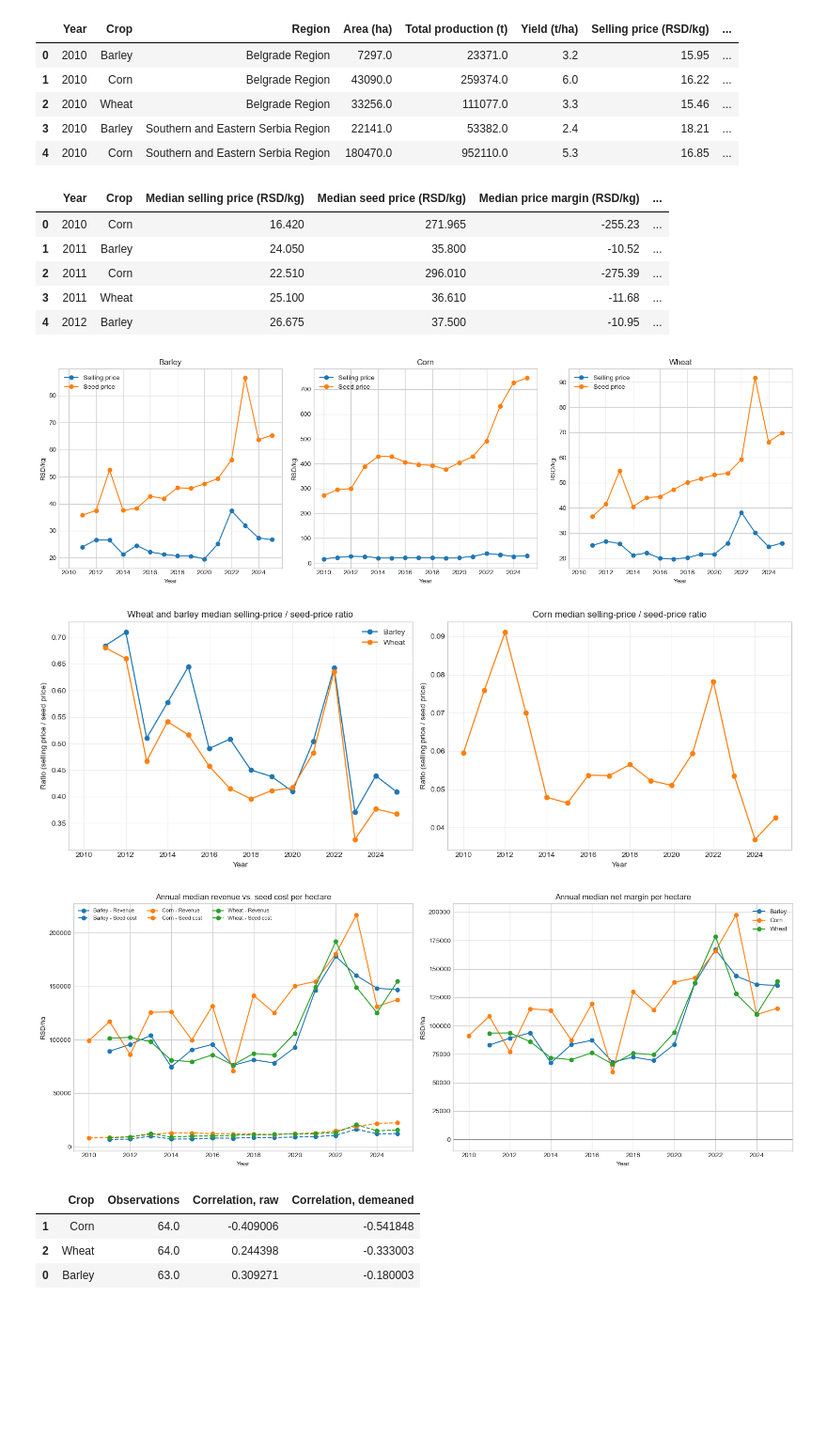
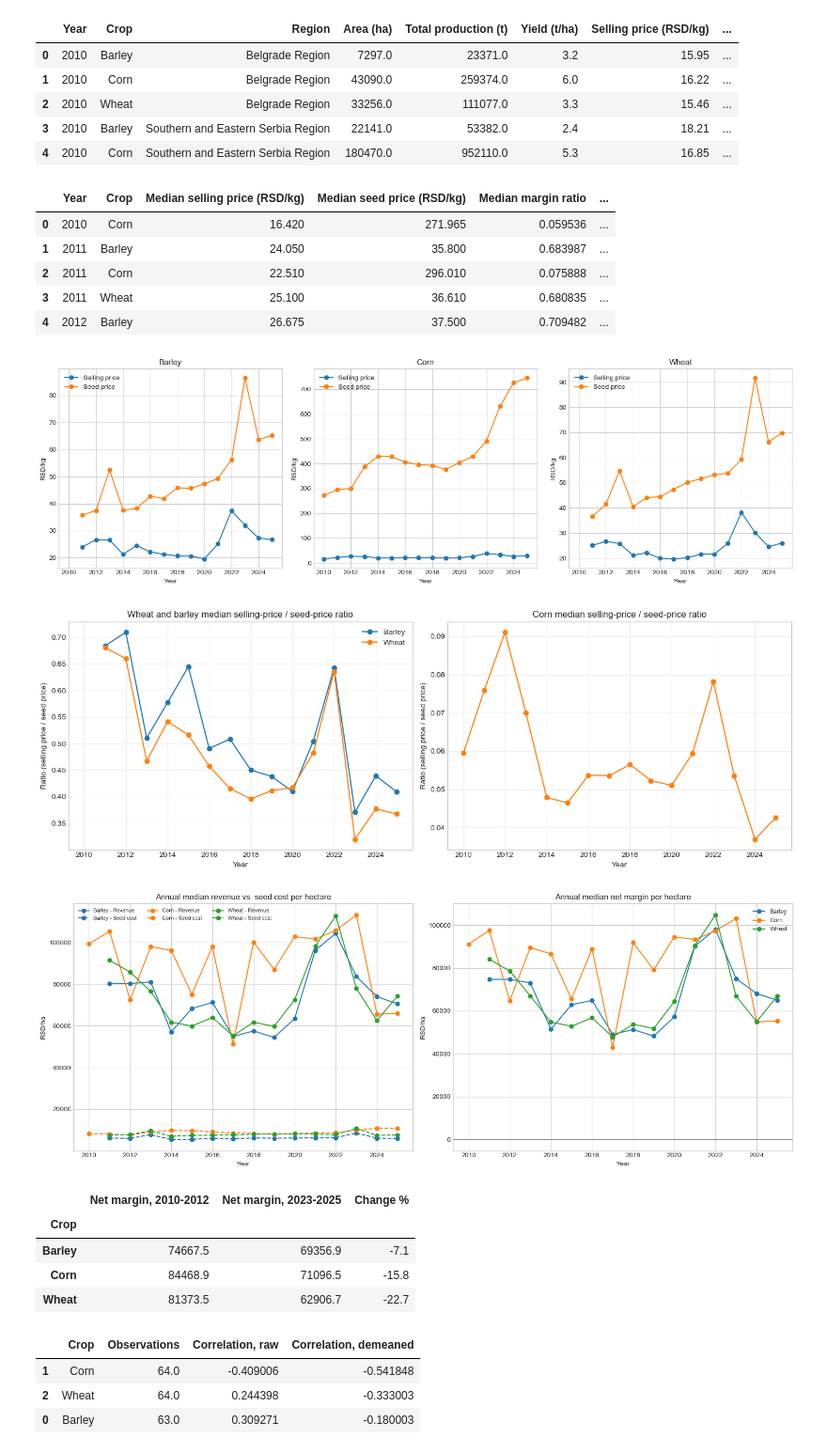
Before and after one commit to aleksandarhorvat/serbia-agriculture-data-analysis, a Jupyter notebook: project.ipynb, the cells around one changed output. Shown at 94% size. Cells and saved outputs as stored; diff of their text form; code cells hidden in the pictures; blank space fills up the shorter version.

```diff
--- a/project.ipynb
+++ b/project.ipynb
@@ -54,7 +50,6 @@ CROP_COLORS = {"Barley": "tab:blue", "Corn": "tab:orange", "Wheat": "tab:green"}
 
 analysis_df = df.copy()
 
-analysis_df["Price margin (RSD/kg)"] = analysis_df["Selling price (RSD/kg)"] - analysis_df["Seed price (RSD/kg)"]
 analysis_df["Margin ratio"] = analysis_df["Selling price (RSD/kg)"] / analysis_df["Seed price (RSD/kg)"]
 
 # Seed price -> cost per ha. Corn sown by seed count (~75,000/ha = 30 kg at
@@ -65,6 +60,22 @@ analysis_df["Seeding rate (kg/ha)"] = analysis_df["Crop"].map(SEEDING_RATE_KG_HA
 analysis_df["Seed cost per ha (RSD/ha)"] = analysis_df["Seed price (RSD/kg)"] * analysis_df["Seeding rate (kg/ha)"]
 analysis_df["Gross revenue per ha (RSD/ha)"] = analysis_df["Selling price (RSD/kg)"] * analysis_df["Yield (t/ha)"] * 1000
 analysis_df["Net margin per ha (RSD/ha)"] = analysis_df["Gross revenue per ha (RSD/ha)"] - analysis_df["Seed cost per ha (RSD/ha)"]
+
+
+# Consumer Price Index (CPI), annual average, rebased to 2010=100; used to
+# deflate per-hectare money to constant 2010 dinars.
+import sys
+if "scripts" not in sys.path:
+    sys.path.insert(0, "scripts")
+from paths import CPI_CLEAN
+
+cpi_2010 = (
+    pd.read_csv(CPI_CLEAN)
+    .groupby("Year")["CPI index (2006=100)"].mean()
+    .pipe(lambda s: s / s.loc[2010] * 100)
+    .rename("CPI (2010=100)")
+    .reset_index()
+)
 # %%
 # Hypothesis 1: did the selling-price to seed-price relationship weaken over time?
 annual_margin = (
@@ -73,7 +84,6 @@ annual_margin = (
     .agg(**{
         "Median selling price (RSD/kg)": ("Selling price (RSD/kg)", "median"),
         "Median seed price (RSD/kg)": ("Seed price (RSD/kg)", "median"),
-        "Median price margin (RSD/kg)": ("Price margin (RSD/kg)", "median"),
         "Median margin ratio": ("Margin ratio", "median"),
         "Median seed cost per ha (RSD/ha)": ("Seed cost per ha (RSD/ha)", "median"),
         "Median gross revenue per ha (RSD/ha)": ("Gross revenue per ha (RSD/ha)", "median"),
@@ -81,7 +91,17 @@ annual_margin = (
     })
     .reset_index()
 )
+# Deflate per-hectare money to constant 2010 dinars. Per-kg prices stay nominal (actual
+# price each year), and the selling/seed ratio is invariant to deflation anyway.
+annual_margin = annual_margin.merge(cpi_2010, on="Year", how="left")
+for _col in ["Median gross revenue per ha (RSD/ha)",
+             "Median seed cost per ha (RSD/ha)",
+             "Median net margin per ha (RSD/ha)"]:
+    annual_margin[_col] = annual_margin[_col] / (annual_margin["CPI (2010=100)"] / 100)
+annual_margin = annual_margin.drop(columns="CPI (2010=100)")
+
 display(annual_margin.head())
+
 
 fig, axes = plt.subplots(1, 3, figsize=(16, 5), sharex=True)
 for ax, crop in zip(axes, sorted(annual_margin["Crop"].unique())):
@@ -97,7 +117,6 @@ plt.show()
 
 fig, axes = plt.subplots(1, 2, figsize=(14, 5), sharex=True)
 
-# Wheat and barley together
 wheat_barley = annual_margin[annual_margin["Crop"].isin(["Wheat", "Barley"])]
 for crop, subset in wheat_barley.groupby("Crop"):
     axes[0].plot(subset["Year"], subset["Median margin ratio"], marker="o", label=crop)
@@ -107,7 +126,6 @@ axes[0].set_ylabel("Ratio (selling price / seed price)")
 axes[0].legend()
 axes[0].grid(True, alpha=0.3)
 
-# Corn separately
 corn = annual_margin[annual_margin["Crop"] == "Corn"]
 axes[1].plot(corn["Year"], corn["Median margin ratio"], marker="o", color="tab:orange")
 axes[1].set_title("Corn median selling-price / seed-price ratio")
@@ -118,45 +136,59 @@ axes[1].grid(True, alpha=0.3)
 plt.tight_layout()
 plt.show()
 
-# Seed cost per ha is a fairer basis than RSD/kg (corn is sown at a far lower kg/ha).
-# Left: revenue (solid) vs seed cost (dashed), same color per crop. Right: net margin over time.
+# Per-hectare money: revenue (solid) vs seed cost (dashed) per crop; net margin at right.
 fig, axes = plt.subplots(1, 2, figsize=(16, 6))
 
 ax = axes[0]
 for crop, subset in annual_margin.groupby("Crop"):
     color = CROP_COLORS[crop]
     ax.plot(subset["Year"], subset["Median gross revenue per ha (RSD/ha)"], marker="o",
             color=color, linestyle="-", label=f"{crop} - Revenue")
     ax.plot(subset["Year"], subset["Median seed cost per ha (RSD/ha)"], marker="o",
             color=color, linestyle="--", label=f"{crop} - Seed cost")
 ax.set_title("Annual median revenue vs. seed cost per hectare")
 ax.set_xlabel("Year")
 ax.set_ylabel("RSD/ha")
 ax.legend(fontsize=8, ncol=3, loc="upper left")
 
 ax2 = axes[1]
 for crop, subset in annual_margin.groupby("Crop"):
     color = CROP_COLORS[crop]
     ax2.plot(subset["Year"], subset["Median net margin per ha (RSD/ha)"], marker="o",
              color=color, label=crop)
 ax2.axhline(0, color="grey", linewidth=0.8)
 ax2.set_title("Annual median net margin per hectare")
 ax2.set_xlabel("Year")
 ax2.set_ylabel("RSD/ha")
 ax2.legend(fontsize=9)
 
 plt.tight_layout()
 plt.show()
+
+# Early (2010-2012) vs recent (2023-2025) change in net margin per hectare.
+# 3-year windows are used instead of single endpoint years so a one-off high or
+# low year (e.g. the 2022 price spike) does not distort the comparison.
+early_years, recent_years = [2010, 2011, 2012], [2023, 2024, 2025]
+_early = annual_margin[annual_margin["Year"].isin(early_years)].groupby("Crop")["Median net margin per ha (RSD/ha)"].mean()
+_recent = annual_margin[annual_margin["Year"].isin(recent_years)].groupby("Crop")["Median net margin per ha (RSD/ha)"].mean()
+margin_change = pd.DataFrame({"Net margin, 2010-2012": _early, "Net margin, 2023-2025": _recent})
+margin_change["Change %"] = (margin_change["Net margin, 2023-2025"] / margin_change["Net margin, 2010-2012"] - 1) * 100
+display(margin_change.round(1))
 # %% [output]
-|  | Year | Crop | Median selling price (RSD/kg) | Median seed price (RSD/kg) | Median price margin (RSD/kg) | ... |
-| 0 | 2010 | Corn | 16.420 | 271.965 | -255.23 | ... |
-| 1 | 2011 | Barley | 24.050 | 35.800 | -10.52 | ... |
-| 2 | 2011 | Corn | 22.510 | 296.010 | -275.39 | ... |
-| 3 | 2011 | Wheat | 25.100 | 36.610 | -11.68 | ... |
-| 4 | 2012 | Barley | 26.675 | 37.500 | -10.95 | ... |
+|  | Year | Crop | Median selling price (RSD/kg) | Median seed price (RSD/kg) | Median margin ratio | ... |
+| 0 | 2010 | Corn | 16.420 | 271.965 | 0.059536 | ... |
+| 1 | 2011 | Barley | 24.050 | 35.800 | 0.683987 | ... |
+| 2 | 2011 | Corn | 22.510 | 296.010 | 0.075888 | ... |
+| 3 | 2011 | Wheat | 25.100 | 36.610 | 0.680835 | ... |
+| 4 | 2012 | Barley | 26.675 | 37.500 | 0.709482 | ... |
 [figure]
 [figure]
-[figure, old version]
+[figure, new version]
+|  | Net margin, 2010-2012 | Net margin, 2023-2025 | Change % |
+| Crop |  |  |  |
+| Barley | 74667.5 | 69356.9 | -7.1 |
+| Corn | 84468.9 | 71096.5 | -15.8 |
+| Wheat | 81373.5 | 62906.7 | -22.7 |
 # %%
 # Hypothesis 2: yield versus selling price, by crop
 # Demean by year to strip across-year price trends, keeping within-year regional variation.
```
Also changed, not shown: parts of 4 cells of this notebook, 5 other files.
